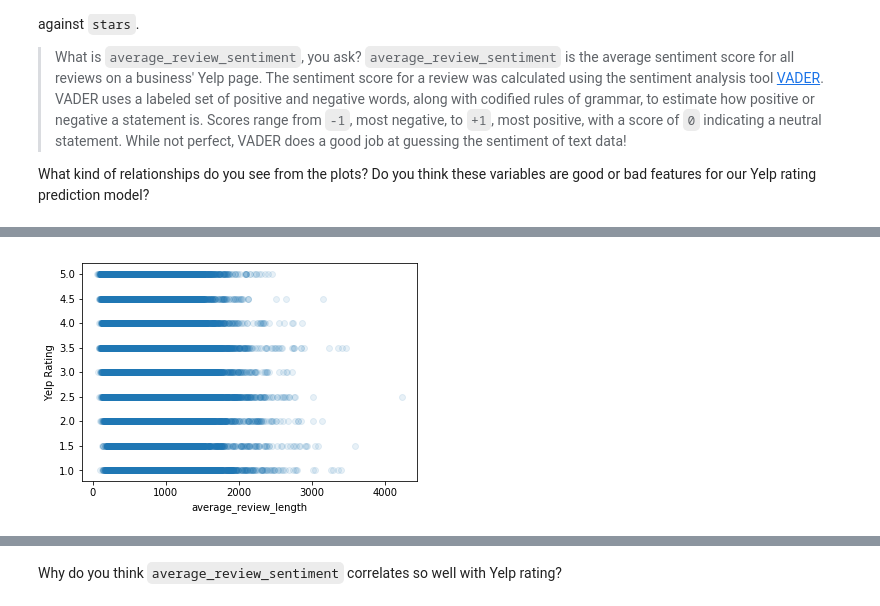
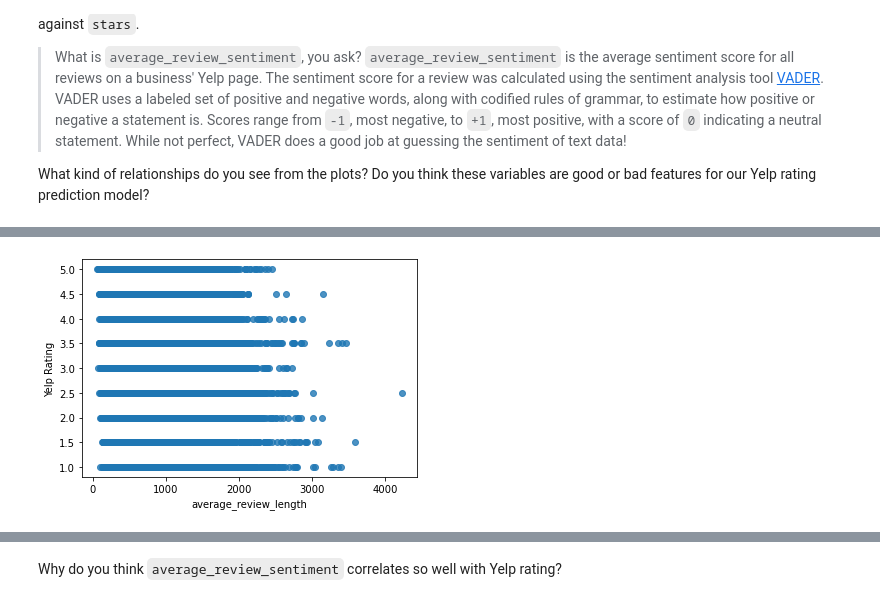
Before and after one commit to yii-meow/CodeCademy-ML-, a Jupyter notebook: yelp_regression_project/yelp_regression_solution.ipynb, the cells around one changed output, grey strips where cells are left out. Drawn from its saved outputs; the diff is of its cells as text; code cells hidden in the pictures.

```diff
--- a/yelp_regression_project/yelp_regression_solution.ipynb
+++ b/yelp_regression_project/yelp_regression_solution.ipynb
@@ -321,11 +321,11 @@ plt.show()
 # %%
 # plot average_review_length against stars here
-plt.scatter(df['average_review_length'],df['stars'],alpha=0.1)
+plt.scatter(df['average_review_length'],df['stars'],alpha=0.8)
 plt.xlabel('average_review_length')
 plt.ylabel('Yelp Rating')
 plt.show()
 # %% [output]
-[figure, old version]
+[figure, new version]
 # %%
 # plot average_review_age against stars here
 plt.scatter(df['average_review_age'],df['stars'],alpha=0.1)
```
Also changed, not shown: parts of 20 cells of this notebook, 3 other files.
